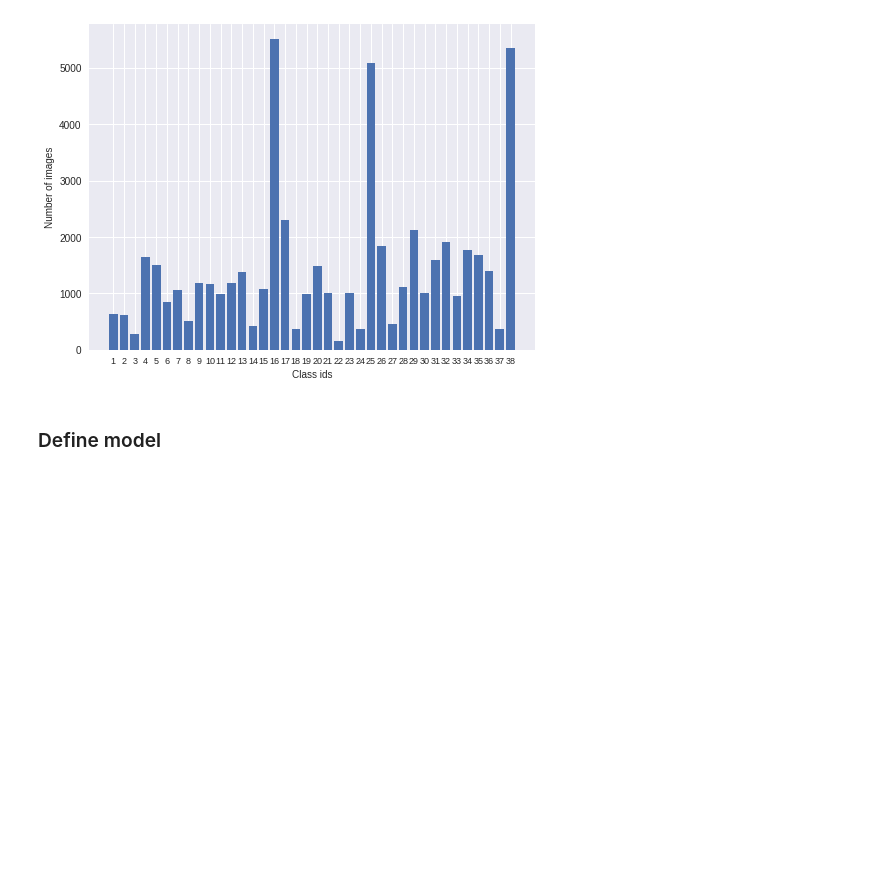
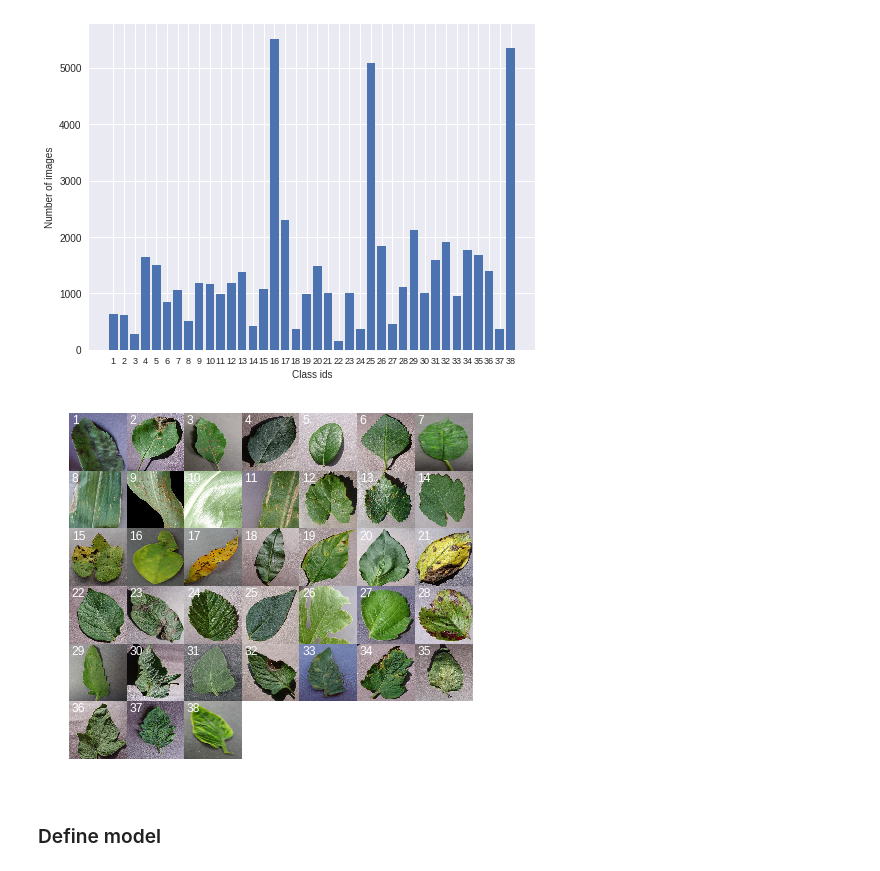
Before and after one commit to lzoran/plant-disease-detection, a Jupyter notebook: plant-disease-detection.ipynb, the cells around one changed output. Drawn from its saved outputs; the diff is of its cells as text; code cells hidden in the pictures; blank space fills up the shorter version.

Commit message:
added overview of all classes

```diff
--- a/plant-disease-detection.ipynb
+++ b/plant-disease-detection.ipynb
@@ -221,6 +221,47 @@ Number of images in dataset: 54305
 
 Number of images in each class in dataset
 [figure]
+# %%
+def load_examples(path):
+    """
+    Load an example for each class from the dataset.
+    """
+    images = []
+    labels = []
+
+    for subdir, dirs, files in os.walk(path):
+        for file in files:
+            img = Image.open(os.path.join(subdir, file))
+            img = img.resize((224, 224), Image.ANTIALIAS)
+            images.append(img)
+
+            folder_name = os.path.basename(subdir)
+            labels.append(classes[folder_name])
+
+            break
+
+    return images, labels
+
+
+images, labels = load_examples('plant-disease-dataset/data/')
+# sort images by class id
+labels, images = zip(*sorted(zip(labels, images)))
+
+# plot loaded data
+f, ax = plt.subplots(6, 7)
+for i in range(6):
+    for j in range(7):
+        ax[i,j].axis('off')
+
+        idx = (i*7) + j
+        if idx < len(images):
+            ax[i,j].imshow(images[idx])
+            ax[i,j].text(10, 40, labels[idx] + 1, size=12, color='white') # corect class index to start from 1
+
+plt.subplots_adjust(left=0.15, right=0.85, bottom = 0.1, top = 0.9, wspace = 0.0, hspace = 0.0)
+plt.show()
+# %% [output]
+[figure, added]
 # %%
 def load_data(path):
     items = []
```
Also changed, not shown: parts of 4 cells of this notebook.
